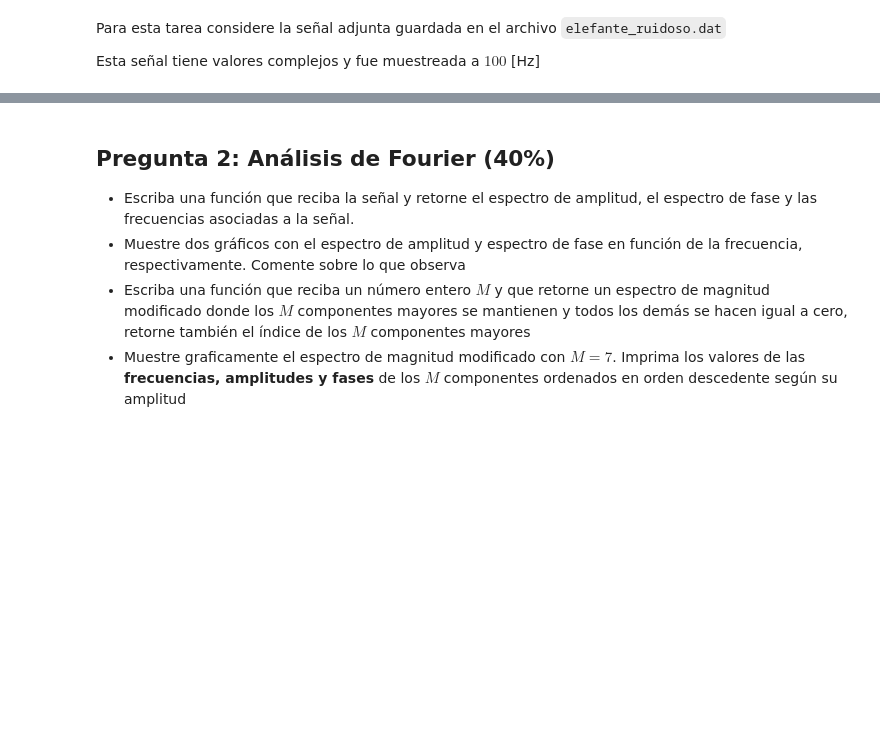
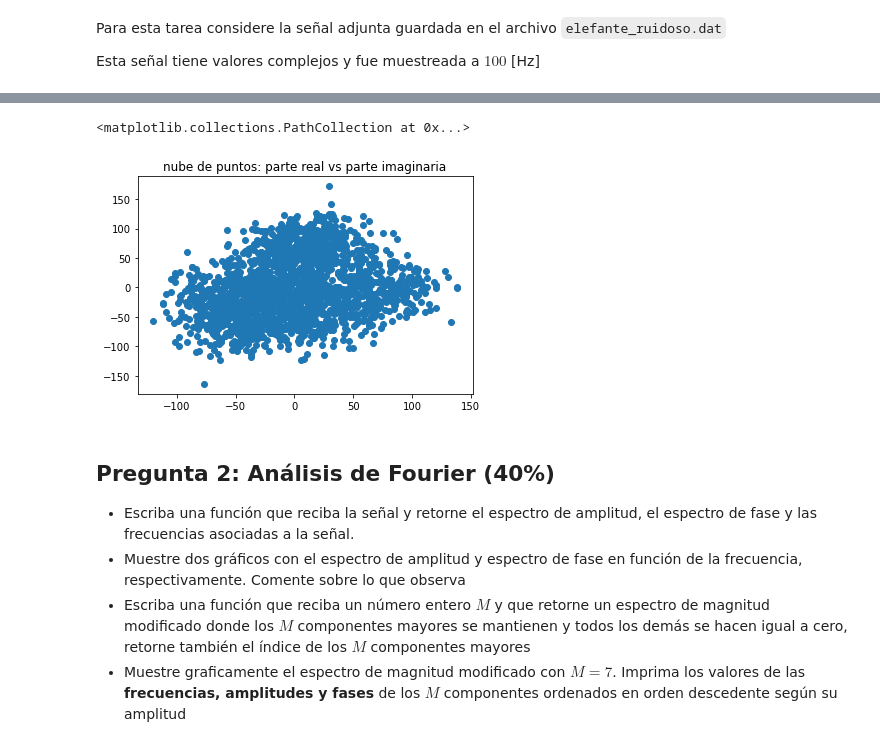
Before and after one commit to Rickiwasho/Analisis-sistemas-lineales, a Jupyter notebook: docs/tarea1/tarea1_info183.ipynb, the cells around one changed output, grey strips where cells are left out. Drawn from its saved outputs; the diff is of its cells as text; code cells hidden in the pictures; blank space fills up the shorter version.

```diff
--- a/docs/tarea1/tarea1_info183.ipynb
+++ b/docs/tarea1/tarea1_info183.ipynb
@@ -55,3 +56,11 @@ Describa y clasifique la señal según los comportamientos que observa
+# %%
+fig, ax3=plt.subplots()
+ax3.title.set_text('nube de puntos: parte real vs parte imaginaria')
+ax3.scatter(real,imaginaria)
+#ax3.plot()
+# %% [output]
+<matplotlib.collections.PathCollection at 0x...>
+[figure, added]
 # %% [markdown]
 ## Pregunta 2: Análisis de Fourier (40%)
 
```
Also changed, not shown: parts of 8 cells of this notebook.
